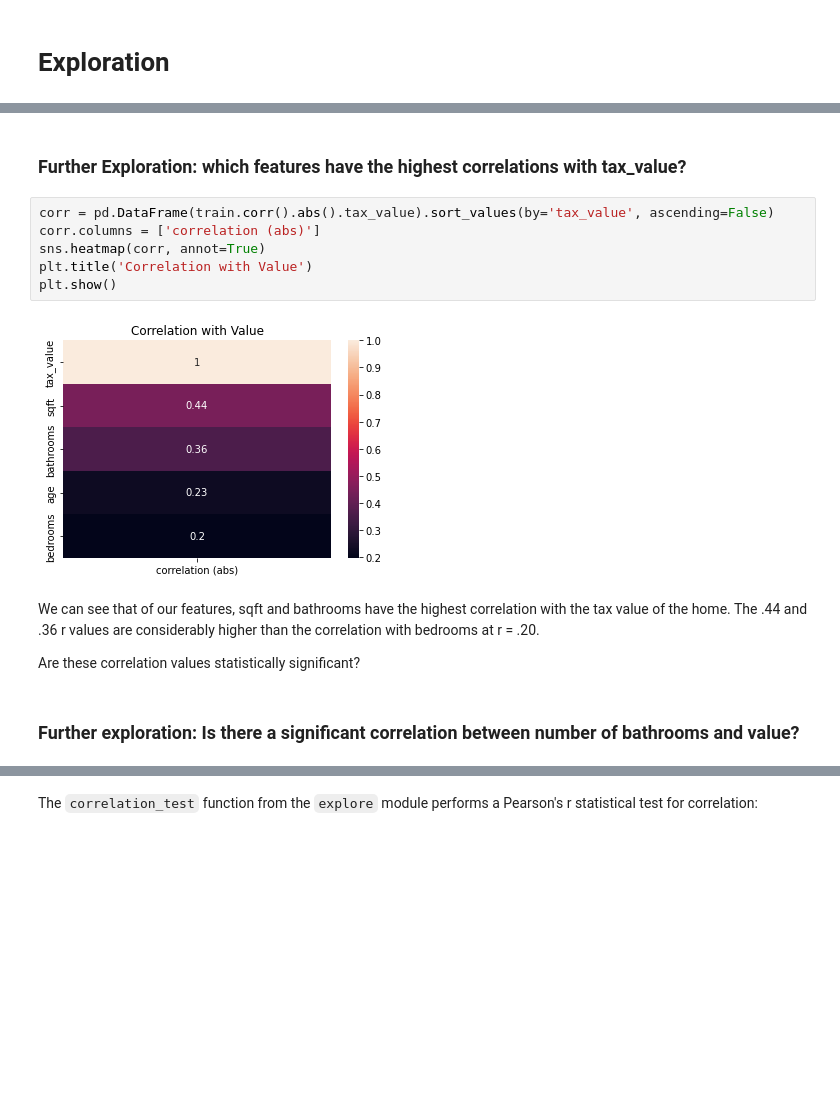
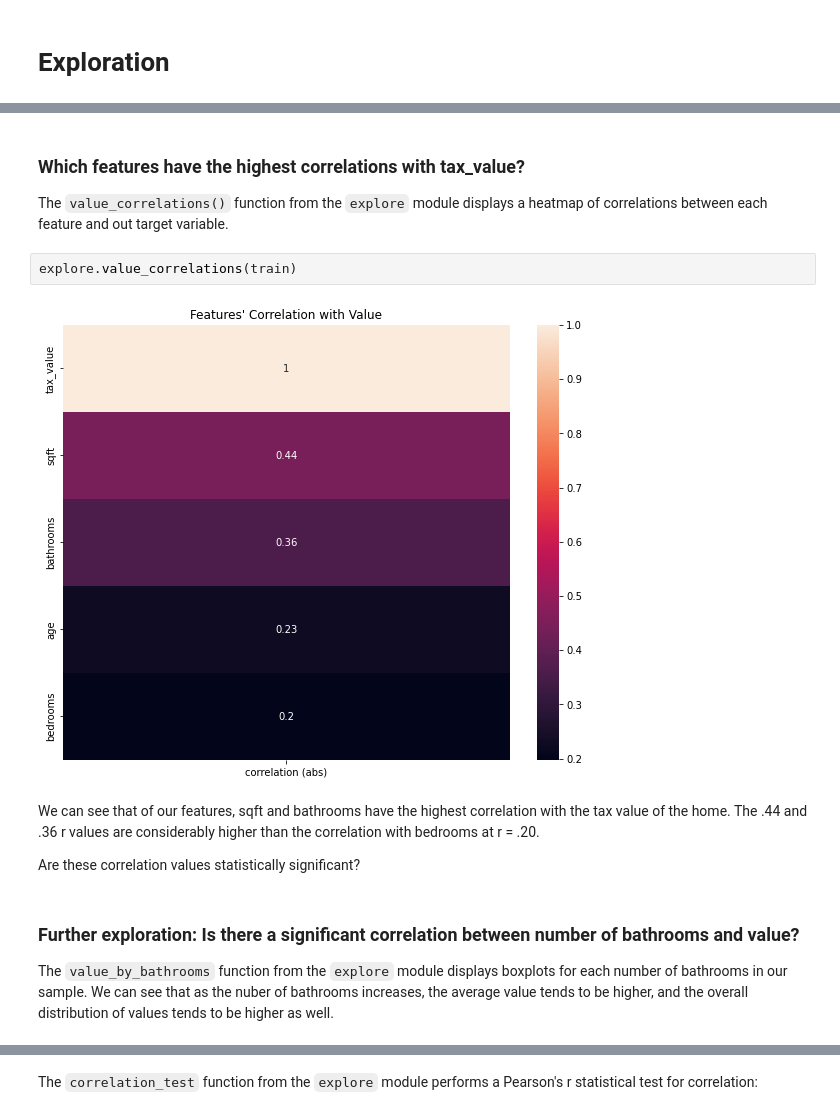
Before and after one commit to bensmith07/zillow-regression-project, a Jupyter notebook: zillow_report.ipynb, the cells around one changed output, grey strips where cells are left out. Saved outputs shown, nothing was run; the diff lists cells and outputs as text; blank space fills up the shorter version.

```diff
--- a/zillow_report.ipynb
+++ b/zillow_report.ipynb
@@ -219,16 +85,16 @@ plot_variable_pairs(train, quant_features)
 # %% [markdown]
-### Further Exploration: which features have the highest correlations with tax_value?
+### Which features have the highest correlations with tax_value?
+
+The `value_correlations()` function from the `explore` module displays a heatmap of correlations between each feature and out target variable.
 # %%
-corr = pd.DataFrame(train.corr().abs().tax_value).sort_values(by='tax_value', ascending=False)
-corr.columns = ['correlation (abs)']
-sns.heatmap(corr, annot=True)
-plt.title('Correlation with Value')
-plt.show()
+explore.value_correlations(train)
 # %% [output]
-[figure, old version]
+[figure, new version]
 # %% [markdown]
 We can see that of our features, sqft and bathrooms have the highest correlation with the tax value of the home. The .44 and .36 r values are considerably higher than the correlation with bedrooms at r = .20.
 
 Are these correlation values statistically significant?
 # %% [markdown]
 ### Further exploration: Is there a significant correlation between number of bathrooms and value?
+
+The `value_by_bathrooms` function from the `explore` module displays boxplots for each number of bathrooms in our sample. We can see that as the nuber of bathrooms increases, the average value tends to be higher, and the overall distribution of values tends to be higher as well.
```
Also changed, not shown: parts of 59 cells of this notebook, 4 other files.
